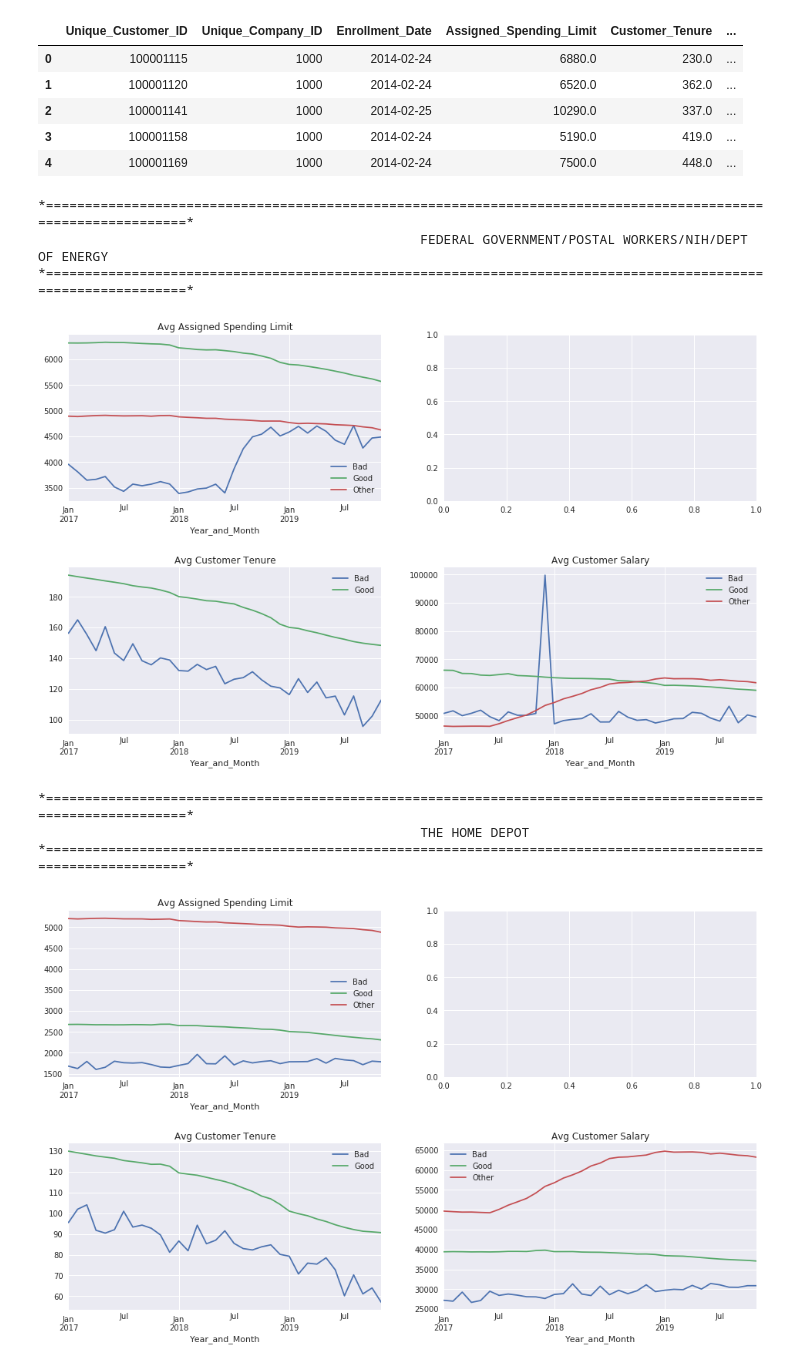
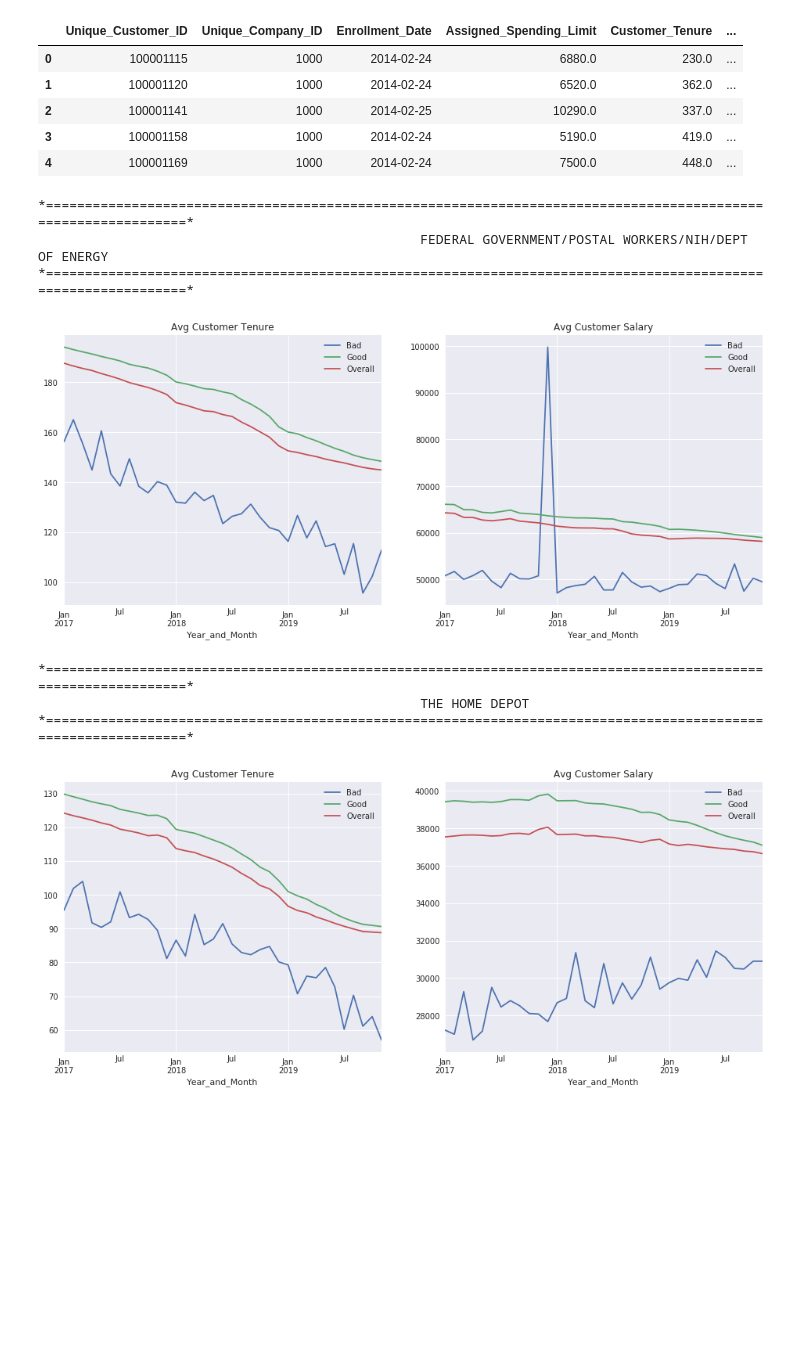
Before and after one commit to XuetingS/PP, a Jupyter notebook: src/Vertical Loss.ipynb, the cells around one changed output. Saved outputs shown, nothing was run; the diff lists cells and outputs as text; code cells hidden in the pictures; blank space fills up the shorter version.

```diff
--- a/src/Vertical Loss.ipynb
+++ b/src/Vertical Loss.ipynb
@@ -143,0 +317,3 @@ Perf = Perf.merge(Customer, how='left',on='Unique_Customer_ID')
+# %%
+Perf.loc[Perf['Tenure_at_time_of_Order']=='.','Tenure_at_time_of_Order'] = np.nan
+Perf['Tenure_at_time_of_Order'] = Perf['Tenure_at_time_of_Order'].astype(float)
@@ -582,49 +815,51 @@ df_17.loc[df_17['Tenure_at_time_of_Order']=='.','Tenure_at_time_of_Order'] = np.
 df_17['Tenure_at_time_of_Order'] = df_17['Tenure_at_time_of_Order'].astype(float)#value_counts(dropna=False)
 # %%
 for client_id in [2049,2302,2149,2250]:
-    fig, axes = plt.subplots(nrows=2, ncols=2,figsize = (16,9))
+    fig, axes = plt.subplots(nrows=1, ncols=2,figsize = (16,6))
     plt.subplots_adjust(left = 0.125,
                         right = 0.9,
                         bottom = 0.1,
                         top = 0.9,
                         wspace = 0.2,
                         hspace = 0.4)
     df = df_17[df_17['Unique_Company_ID']==client_id]
     df_bad = df[(df['Bad']==1) & (df['Ever_Bad']<=1)]
     df_good = df.groupby('Unique_Order_ID').filter(lambda x: x['Ever_Bad'].max()==0)
-    rest = df_17[df_17['Unique_Company_ID']!=client_id]
+#     rest = df_17[df_17['Unique_Company_ID']!=client_id]
     acct_name = Client[Client['Client ID']==client_id]['Account Name'].values[0]
     print('*===============================================================================================================*')
     print('\t\t\t\t\t\t',acct_name)
     print('*===============================================================================================================*')
 
-    df_bad.groupby('Year_and_Month').agg({'Assigned_Spending_Limit':'mean'}).plot(ax=axes[0,0])
-    df_good.groupby('Year_and_Month').agg({'Assigned_Spending_Limit':'mean'}).plot(ax=axes[0,0])
-    rest.groupby('Year_and_Month').agg({'Assigned_Spending_Limit':'mean'}).plot(ax = axes[0,0])
-    axes[0,0].legend(['Bad','Good','Other'])
-    axes[0,0].set_title('Avg Assigned Spending Limit')
+#     df_bad.groupby('Year_and_Month').agg({'Assigned_Spending_Limit':'mean'}).plot(ax=axes[0,0])
+#     df_good.groupby('Year_and_Month').agg({'Assigned_Spending_Limit':'mean'}).plot(ax=axes[0,0])
+#     rest.groupby('Year_and_Month').agg({'Assigned_Spending_Limit':'mean'}).plot(ax = axes[0,0])
+#     axes[0,0].legend(['Bad','Good','Other'])
+#     axes[0,0].set_title('Avg Assigned Spending Limit')
 
 
-    df_bad.groupby('Year_and_Month').agg({'Tenure_at_time_of_Order':'mean'}).plot(ax=axes[1,0])
-    df_good.groupby('Year_and_Month').agg({'Tenure_at_time_of_Order':'mean'}).plot(ax=axes[1,0])
-    axes[1,0].legend(['Bad','Good'])
-    axes[1,0].set_title('Avg Customer Tenure')
+    df_bad.groupby('Year_and_Month').agg({'Tenure_at_time_of_Order':'mean'}).plot(ax=axes[0])
+    df_good.groupby('Year_and_Month').agg({'Tenure_at_time_of_Order':'mean'}).plot(ax=axes[0])
+    df.groupby('Year_and_Month').agg({'Tenure_at_time_of_Order':'mean'}).plot(ax=axes[0])
 
-    df_bad.groupby('Year_and_Month').agg({'Customer_Salary':'mean'}).plot(ax=axes[1,1])
-    df_good.groupby('Year_and_Month').agg({'Customer_Salary':'mean'}).plot(ax=axes[1,1])
-    rest.groupby('Year_and_Month').agg({'Customer_Salary':'mean'}).plot(ax=axes[1,1])
-    axes[1,1].legend(['Bad','Good','Other'])
-    axes[1,1].set_title('Avg Customer Salary')
+    axes[0].legend(['Bad','Good','Overall'])
+    axes[0].set_title('Avg Customer Tenure')
+
+    df_bad.groupby('Year_and_Month').agg({'Customer_Salary':'mean'}).plot(ax=axes[1])
+    df_good.groupby('Year_and_Month').agg({'Customer_Salary':'mean'}).plot(ax=axes[1])
+    df.groupby('Year_and_Month').agg({'Customer_Salary':'mean'}).plot(ax=axes[1])
+    axes[1].legend(['Bad','Good','Overall'])
+    axes[1].set_title('Avg Customer Salary')
     plt.show()
 # %% [output]
 *===============================================================================================================*
                                                  FEDERAL GOVERNMENT/POSTAL WORKERS/NIH/DEPT OF ENERGY
 *===============================================================================================================*
-[figure, old version]
+[figure, new version]
 *===============================================================================================================*
                                                  THE HOME DEPOT
 *===============================================================================================================*
-[figure, old version]
+[figure, new version]
 *===============================================================================================================*
                                                  TYSON FOODS
 *===============================================================================================================*
```
Also changed, not shown: parts of 43 cells of this notebook.
